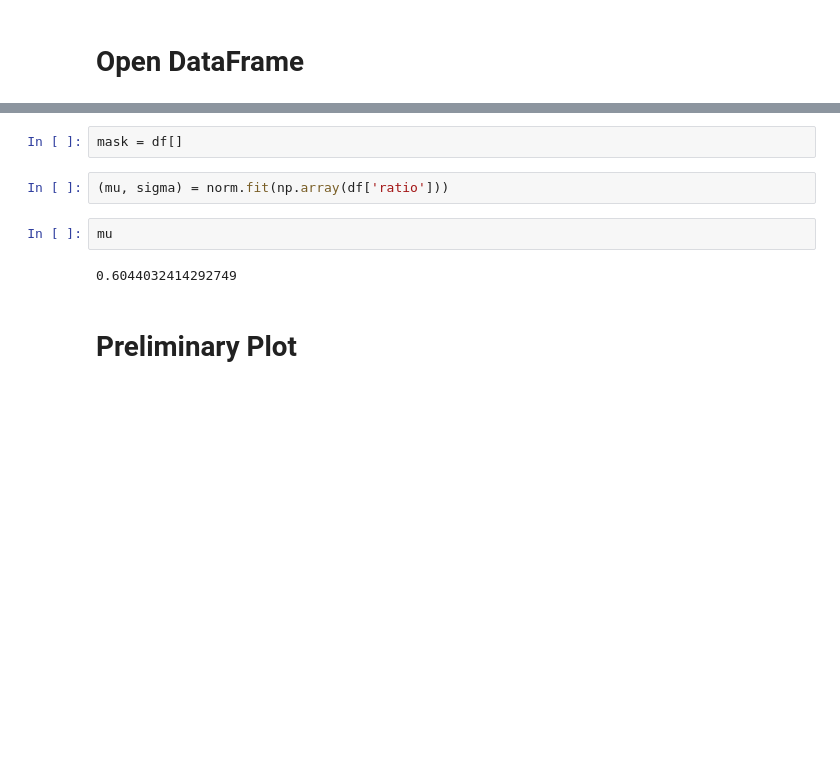
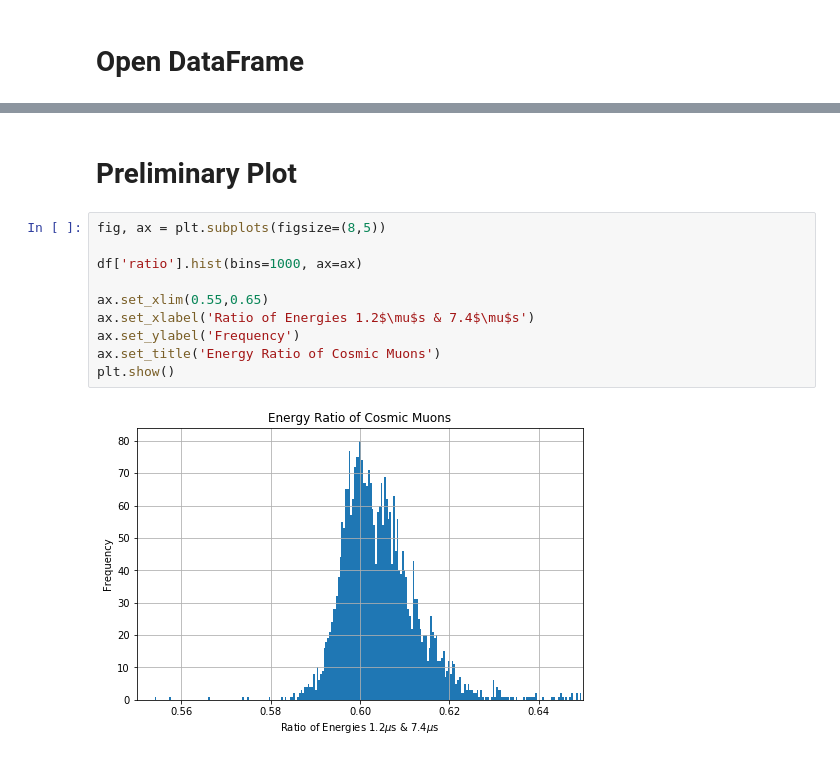
Before and after one commit to lukepolson/School, a Jupyter notebook: Phys 499/Pulse_Plotter.ipynb, the cells around one changed output, grey strips where cells are left out. Cells and saved outputs as stored; diff of their text form; blank space fills up the shorter version.

```diff
--- a/Phys 499/Pulse_Plotter.ipynb
+++ b/Phys 499/Pulse_Plotter.ipynb
@@ -17,13 +18,17 @@ df.head()
 | 2 | 1.528150e+09 | 70037 | 117233.0 | 0.597417 |
 | 3 | 1.528150e+09 | 53668 | 88457.0 | 0.606713 |
 | 4 | 1.528150e+09 | 267520 | 448843.0 | 0.596021 |
-# %%
-mask = df[]
-# %%
-(mu, sigma) = norm.fit(np.array(df['ratio']))
-# %%
-mu
-# %% [output]
-0.6044032414292749
 # %% [markdown]
 # Preliminary Plot
+# %%
+fig, ax = plt.subplots(figsize=(8,5))
+
+df['ratio'].hist(bins=1000, ax=ax)
+
+ax.set_xlim(0.55,0.65)
+ax.set_xlabel('Ratio of Energies 1.2$\mu$s & 7.4$\mu$s')
+ax.set_ylabel('Frequency')
+ax.set_title('Energy Ratio of Cosmic Muons')
+plt.show()
+# %% [output]
+[figure, added]
```
Also changed, not shown: parts of 11 cells of this notebook, 1 other file.
